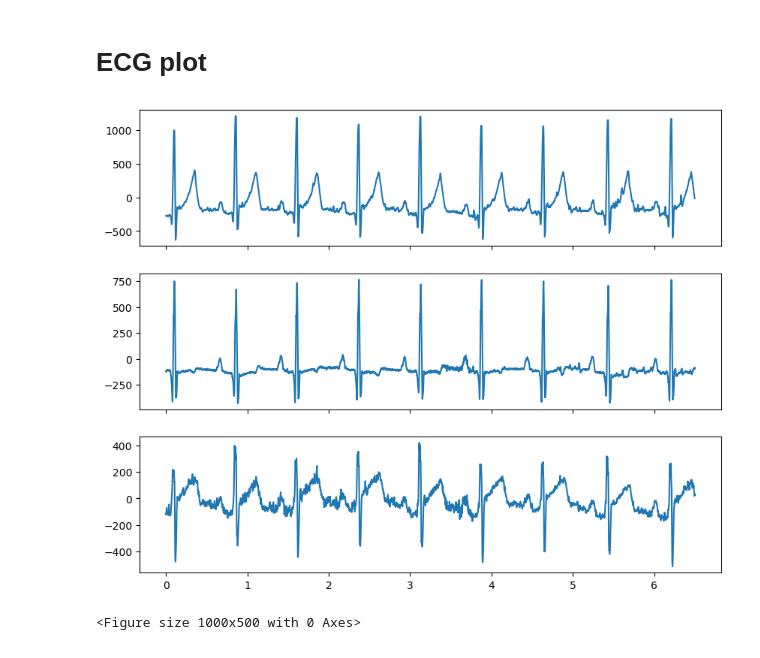
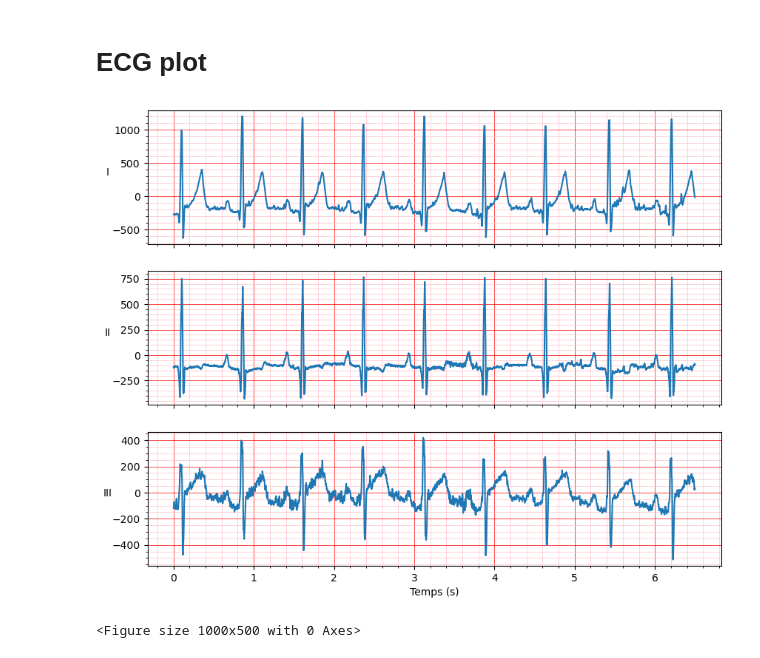
Before and after one commit to DelphineHun-student/Series01-Python-DelphineHun-student, a Jupyter notebook: realistic_ECG.ipynb, the cells around one changed output. Drawn from its saved outputs; the diff is of its cells as text; code cells hidden in the pictures.

Commit message:
Addition of grid background

```diff
--- a/realistic_ECG.ipynb
+++ b/realistic_ECG.ipynb
@@ -26,20 +26,31 @@ ecg_mv = data * 1.024 # Convert to mV
 # %%
 # Charger les données (suppose 4 colonnes : temps + 3 amplitudes)
 data = np.loadtxt('data/ECGu.txt', skiprows=1)
-fig, axs = plt.subplots(3, 1, figsize=(10, 8), sharex=True)
+fig, axs = plt.subplots(3, 1, figsize=(10, 8), sharex=True) # Create 3 subplots sharing x-axis
 
-time = data[:, 0]
-amplitude1 = data[:, 3]
-amplitude2 = data[:, 4]
-amplitude3 = data[:, 5]
+time = data[:, 0]        # Colonne 1 (index 0)
+amplitude1 = data[:, 3]   # Colonne 4 (index 3)
+amplitude2 = data[:, 4]   # Colonne 5 (index 4)
+amplitude3 = data[:, 5]  # Colonne 6 (index 5)
 
 axs[0].plot(time, amplitude1)
 axs[1].plot(time, amplitude2)
 axs[2].plot(time, amplitude3)
+
+axs[0].set_ylabel('I', rotation=0)
+axs[1].set_ylabel('II', rotation=0)
+axs[2].set_ylabel('III', rotation=0)
+axs[2].set_xlabel('Temps (s)')
+
+for ax in axs: # ax is a sous graphique
+    ax.grid(which='major', color='red', linestyle='-', linewidth=0.5)
+    ax.grid(which='minor', color='pink', linestyle='-', linewidth=0.5)
+    ax.minorticks_on()
+
 plt.figure(figsize=(10, 5))
 
 plt.tight_layout
 plt.show()
 # %% [output]
-[figure, old version]
+[figure, new version]
 <Figure size 1000x500 with 0 Axes>
```
Also changed, not shown: parts of 1 cell of this notebook.
